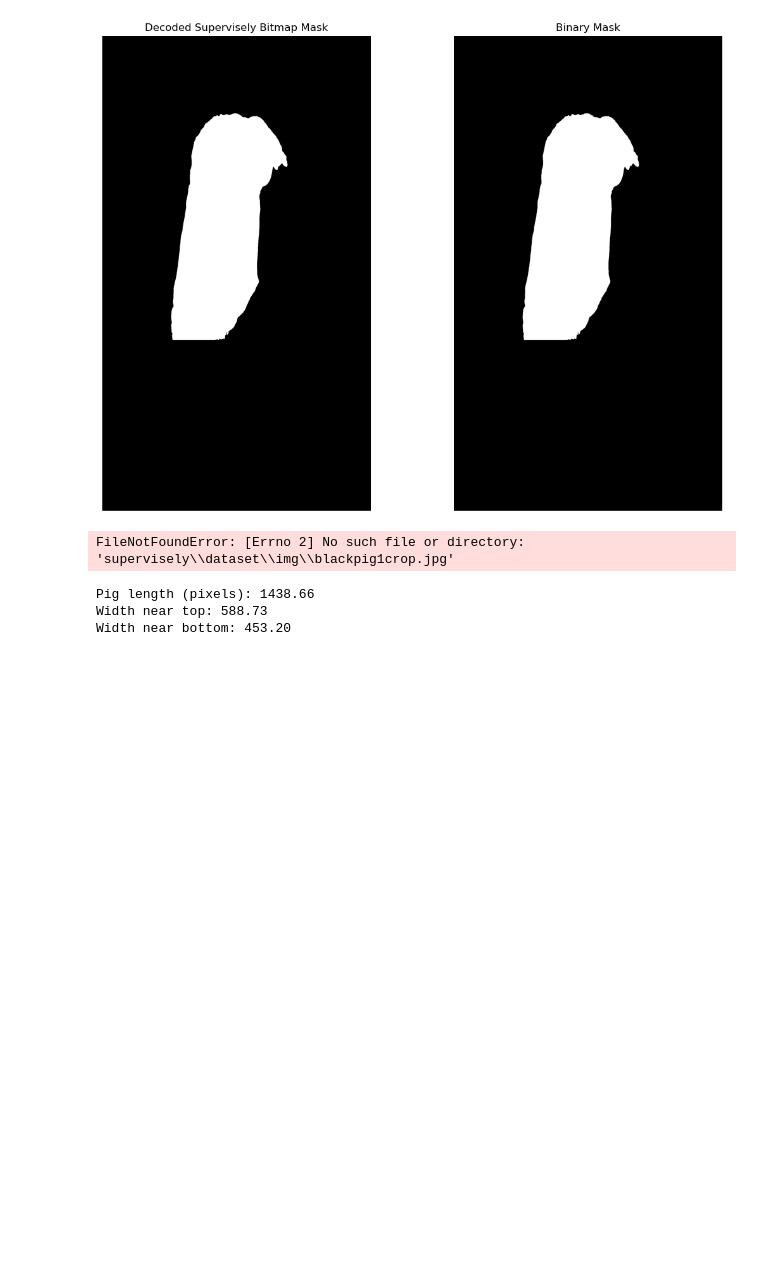
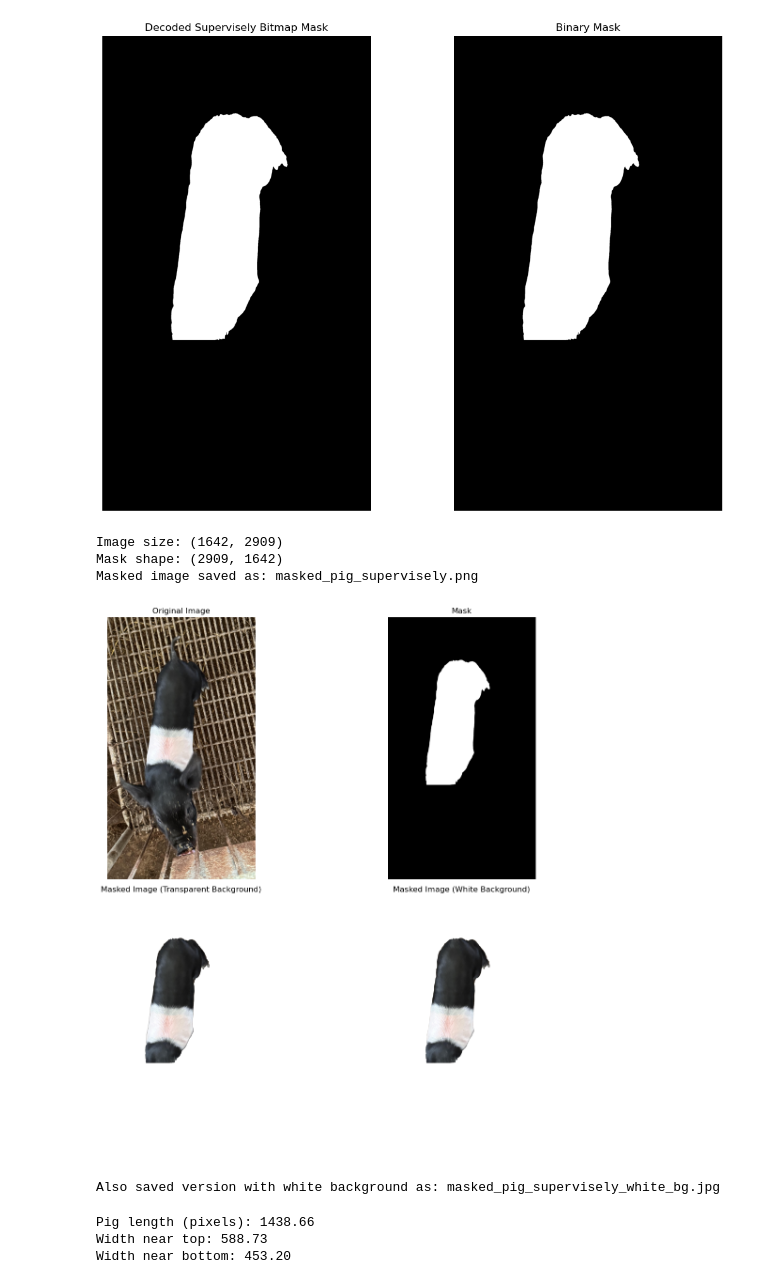
Before and after one commit to PhurichAmorn/URD-2_BlackPigProject, a Jupyter notebook: pig_segmentation/segment/mask_image.ipynb, the cells around one changed output. Cells and saved outputs as stored; diff of their text form; code cells hidden in the pictures; blank space fills up the shorter version.

```diff
--- a/pig_segmentation/segment/mask_image.ipynb
+++ b/pig_segmentation/segment/mask_image.ipynb
@@ -165,7 +165,7 @@ from PIL import Image
 import matplotlib.pyplot as plt
 
 # Load the original image
-image_path = r"supervisely\dataset\img\blackpig1crop.jpg"
+image_path = r"supervisely/dataset/img/blackpig1crop.jpg"
 image = Image.open(image_path).convert("RGBA")
 
 print(f"Image size: {image.size}")
@@ -196,34 +196,38 @@ fig, axes = plt.subplots(2, 2, figsize=(15, 12))
 
 # Original image
 axes[0, 0].imshow(image)
 axes[0, 0].set_title('Original Image')
 axes[0, 0].axis('off')
 
 # Mask
 axes[0, 1].imshow(mask_pil, cmap='gray')
 axes[0, 1].set_title('Mask')
 axes[0, 1].axis('off')
 
 # Masked image
 axes[1, 0].imshow(masked_image)
 axes[1, 0].set_title('Masked Image (Transparent Background)')
 axes[1, 0].axis('off')
 
 # Also create a version with white background for better visibility
 white_bg = Image.new("RGB", masked_image.size, (255, 255, 255))
 white_bg.paste(masked_image, mask=masked_image.split()[-1])
 white_bg.save("masked_pig_supervisely_white_bg.jpg")
 
 axes[1, 1].imshow(white_bg)
 axes[1, 1].set_title('Masked Image (White Background)')
 axes[1, 1].axis('off')
 
 plt.tight_layout()
 plt.show()
 
 print("Also saved version with white background as: masked_pig_supervisely_white_bg.jpg")
 # %% [output]
-FileNotFoundError: [Errno 2] No such file or directory: 'supervisely\\dataset\\img\\blackpig1crop.jpg'
+Image size: (1642, 2909)
+Mask shape: (2909, 1642)
+Masked image saved as: masked_pig_supervisely.png
+[figure, added]
+Also saved version with white background as: masked_pig_supervisely_white_bg.jpg
 # %%
 import cv2
 import numpy as np
```
Also changed, not shown: parts of 4 cells of this notebook, 3 other files.
